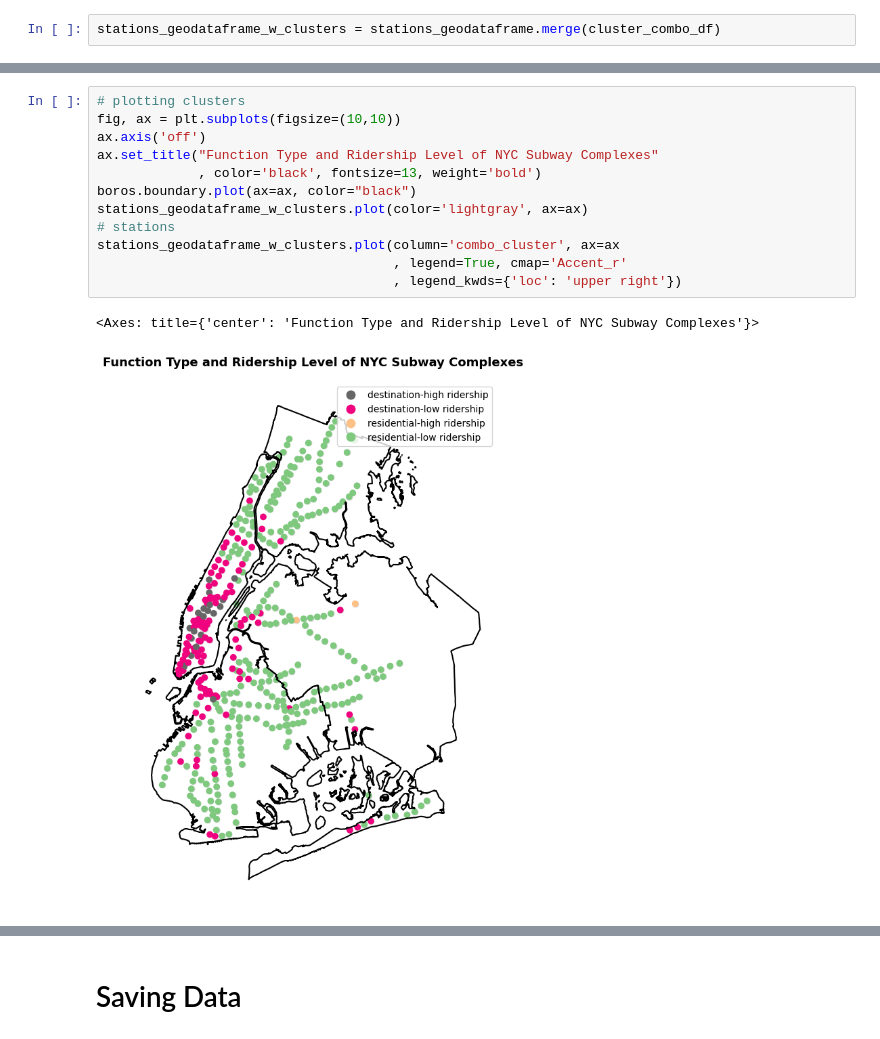
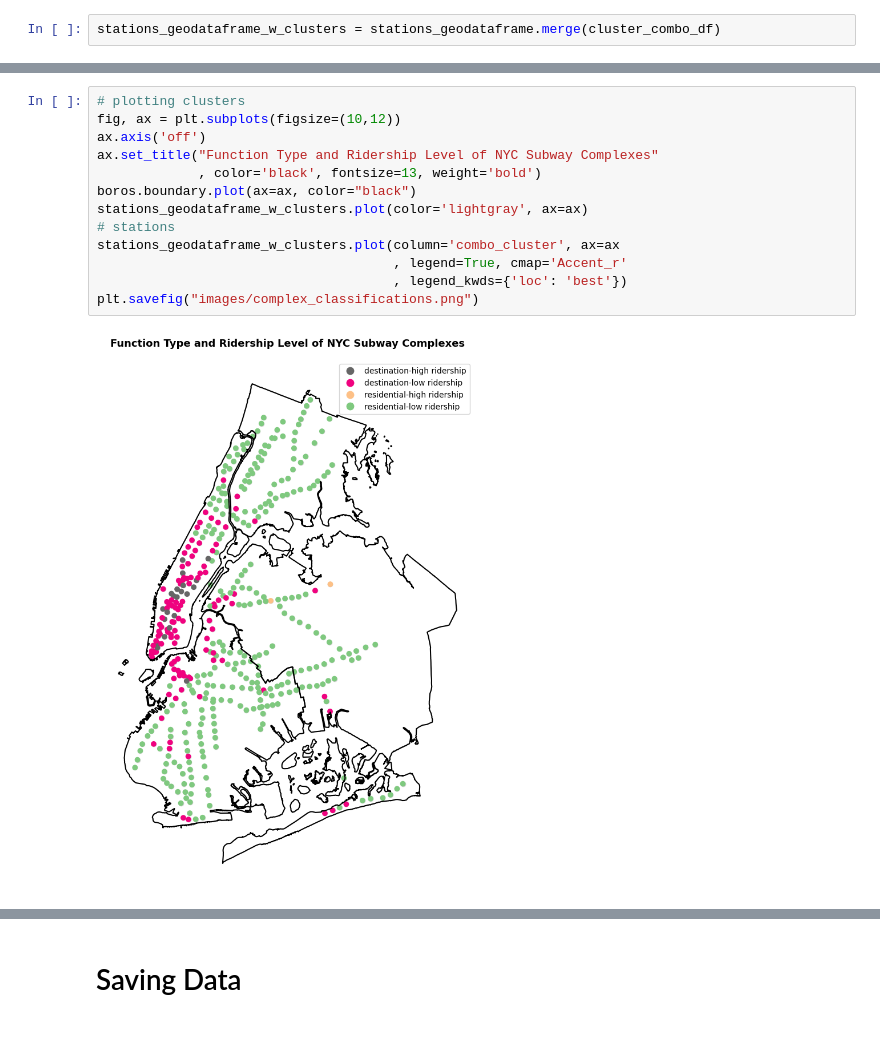
Before and after one commit to gregfeliu/Origin-Destination-Analysis, a Jupyter notebook: O-D_analysis_mapping.ipynb, the cells around one changed output, grey strips where cells are left out. Drawn from its saved outputs; the diff is of its cells as text.

```diff
--- a/O-D_analysis_mapping.ipynb
+++ b/O-D_analysis_mapping.ipynb
@@ -285,16 +314,16 @@ stations_geodataframe_w_clusters.head(2)
 | 1 | 320 | 23 St (1) | 40.744081 | -73.995657 | POINT (-8237158.858 4974666.639) | destination | ... |
 # %%
 # plotting clusters
-fig, ax = plt.subplots(figsize=(10,10))
+fig, ax = plt.subplots(figsize=(10,12))
 ax.axis('off')
 ax.set_title("Function Type and Ridership Level of NYC Subway Complexes"
              , color='black', fontsize=13, weight='bold')
 boros.boundary.plot(ax=ax, color="black")
 stations_geodataframe_w_clusters.plot(color='lightgray', ax=ax)
 # stations
 stations_geodataframe_w_clusters.plot(column='combo_cluster', ax=ax
                                       , legend=True, cmap='Accent_r'
-                                      , legend_kwds={'loc': 'upper right'})
+                                      , legend_kwds={'loc': 'best'})
+plt.savefig("images/complex_classifications.png")
 # %% [output]
-<Axes: title={'center': 'Function Type and Ridership Level of NYC Subway Complexes'}>
-[figure, old version]
+[figure, new version]
```
Also changed, not shown: parts of 12 cells of this notebook, 6 other files.
